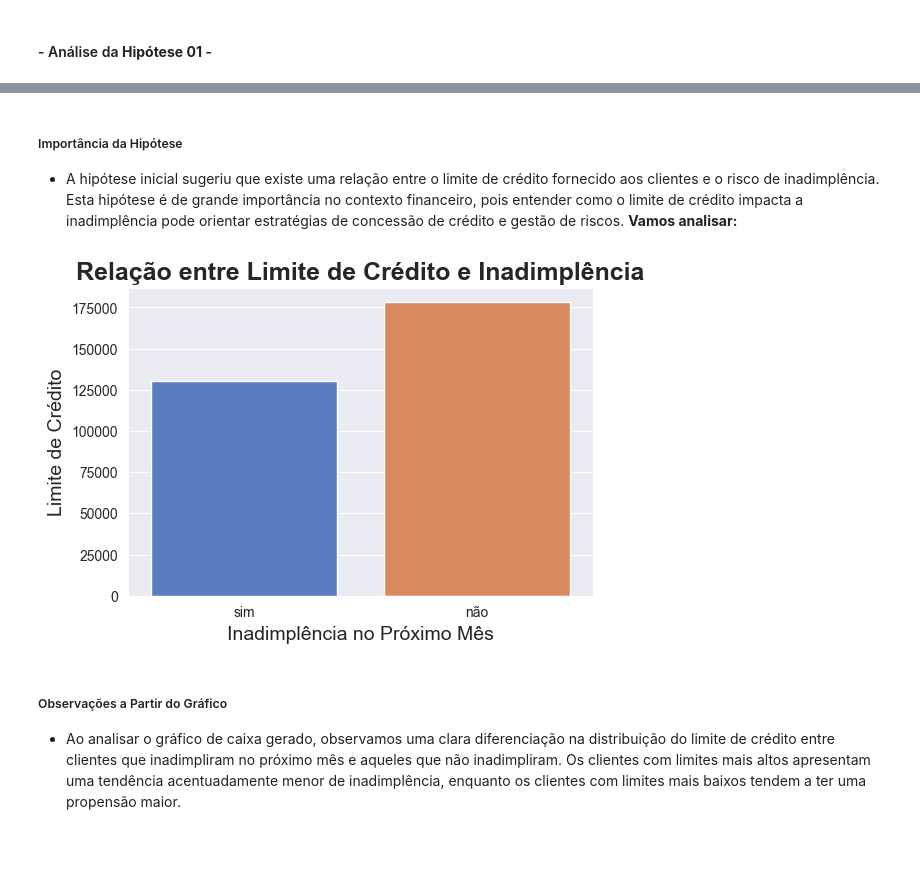
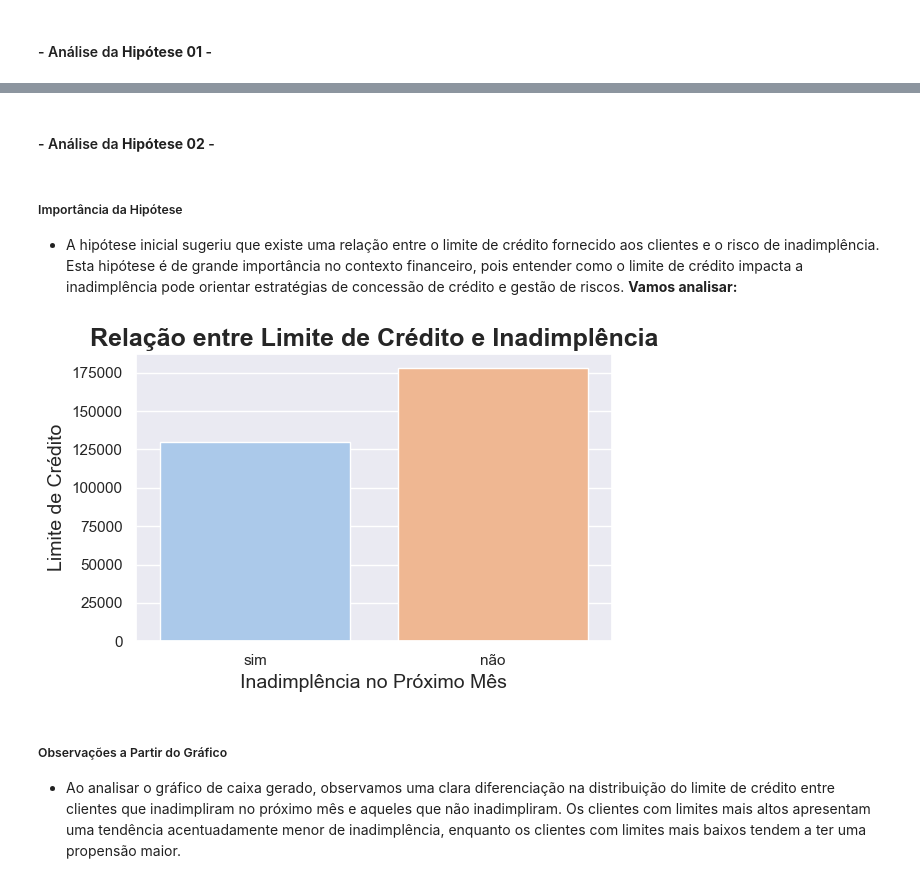
Before and after one commit to IgorPrGv/Avanti-Bootcamp-CienciaDeDados, a Jupyter notebook: notebooks/01-exploratory_data_analysis.ipynb, the cells around one changed output, grey strips where cells are left out. Saved outputs shown, nothing was run; the diff lists cells and outputs as text; code cells hidden in the pictures; blank space fills up the shorter version.

```diff
--- a/notebooks/01-exploratory_data_analysis.ipynb
+++ b/notebooks/01-exploratory_data_analysis.ipynb
@@ -375,0 +376,28 @@ A análise inicial dos dados requer uma reorganização para prepará-los adequa
+# %%
+# Configurar o estilo
+sns.set(style="darkgrid")
+
+# Tamanho do gráfico
+plt.figure(figsize=(6, 4))
+
+# Criar um gráfico de barras horizontais
+ax = sns.countplot(data=df, y='Inadimplência_Próximo_Mês', palette="pastel")
+
+# Personalizar o gráfico
+ax.set_xlabel('Quantidade', fontsize=12)
+ax.set_ylabel('Inadimplência no Próximo Mês', fontsize=12)
+ax.set_title('Distribuição da Variável Alvo', fontsize=18, fontweight='bold')
+
+# Adicionar rótulos percentuais nas barras
+total = len(df)
+for p in ax.patches:
+    percentage = '{:.1f}%'.format(100 * p.get_width() / total)
+    x = p.get_width() + 0.02
+    y = p.get_y() + p.get_height() / 2
+    ax.annotate(percentage, (x, y), ha='left', va='center', fontsize=10, color='black')
+
+# Ajustar o layout
+plt.tight_layout()
+
+# Exibir o gráfico
+plt.show()
@@ -376,3 +415,5 @@ A análise inicial dos dados requer uma reorganização para prepará-los adequa
+# %% [markdown]
+ #### - Análise da  **Hipótese 02** -
 # %% [markdown]
 ##### Importância da Hipótese
 - A hipótese inicial sugeriu que existe uma relação entre o limite de crédito fornecido aos clientes e o risco de inadimplência.
@@ -380,32 +421,35 @@ Esta hipótese é de grande importância no contexto financeiro, pois entender c
 # %%
 # Se a coluna Limite_Bancário for do tipo object, converter para tipo numérico
 df["Limite_Bancário"] = pd.to_numeric(df["Limite_Bancário"], errors="coerce")
 
 # Desativar avisos de FutureWarning
 warnings.simplefilter(action='ignore', category=FutureWarning)
 
-# Configurar o estilo do seaborn
-sns.set_style('darkgrid')
+# Configurar o estilo
+sns.set(style="darkgrid")
 
 # Criar o gráfico de barras
 plt.figure(figsize=(6, 4))
-ax = sns.barplot(x="Inadimplência_Próximo_Mês", y="Limite_Bancário", data=df, ci=None, palette="muted")
+ax = sns.barplot(x="Inadimplência_Próximo_Mês", y="Limite_Bancário", data=df, ci=None, palette="pastel")
 
-# Adicionar título do gráfico (maior e em negrito)
+# Adicionar título do gráfico (centralizado, maior e em negrito)
 plt.title('Relação entre Limite de Crédito e Inadimplência', fontsize=18, fontweight='bold')
 
 # Adicionar rótulos dos eixos
 plt.xlabel('Inadimplência no Próximo Mês', fontsize=14)
 plt.ylabel('Limite de Crédito', fontsize=14)
 
+# Ajustar layout
+plt.tight_layout()
+
+
 # Mostrar o gráfico
 plt.show()
 
-
 # Restaurar os valores originais da coluna Limite_Bancário, caso necessário
 df["Limite_Bancário"] = df["Limite_Bancário"].astype(object)
 # %% [output]
-[figure, old version]
+[figure, new version]
 # %% [markdown]
 ##### Observações a Partir do Gráfico
 - Ao analisar o gráfico de caixa gerado, observamos uma clara diferenciação na distribuição do limite de crédito entre clientes que inadimpliram no próximo mês e aqueles que não inadimpliram. Os clientes com limites mais altos apresentam uma tendência acentuadamente menor de inadimplência, enquanto os clientes com limites mais baixos tendem a ter uma propensão maior.
```
Also changed, not shown: parts of 23 cells of this notebook.
